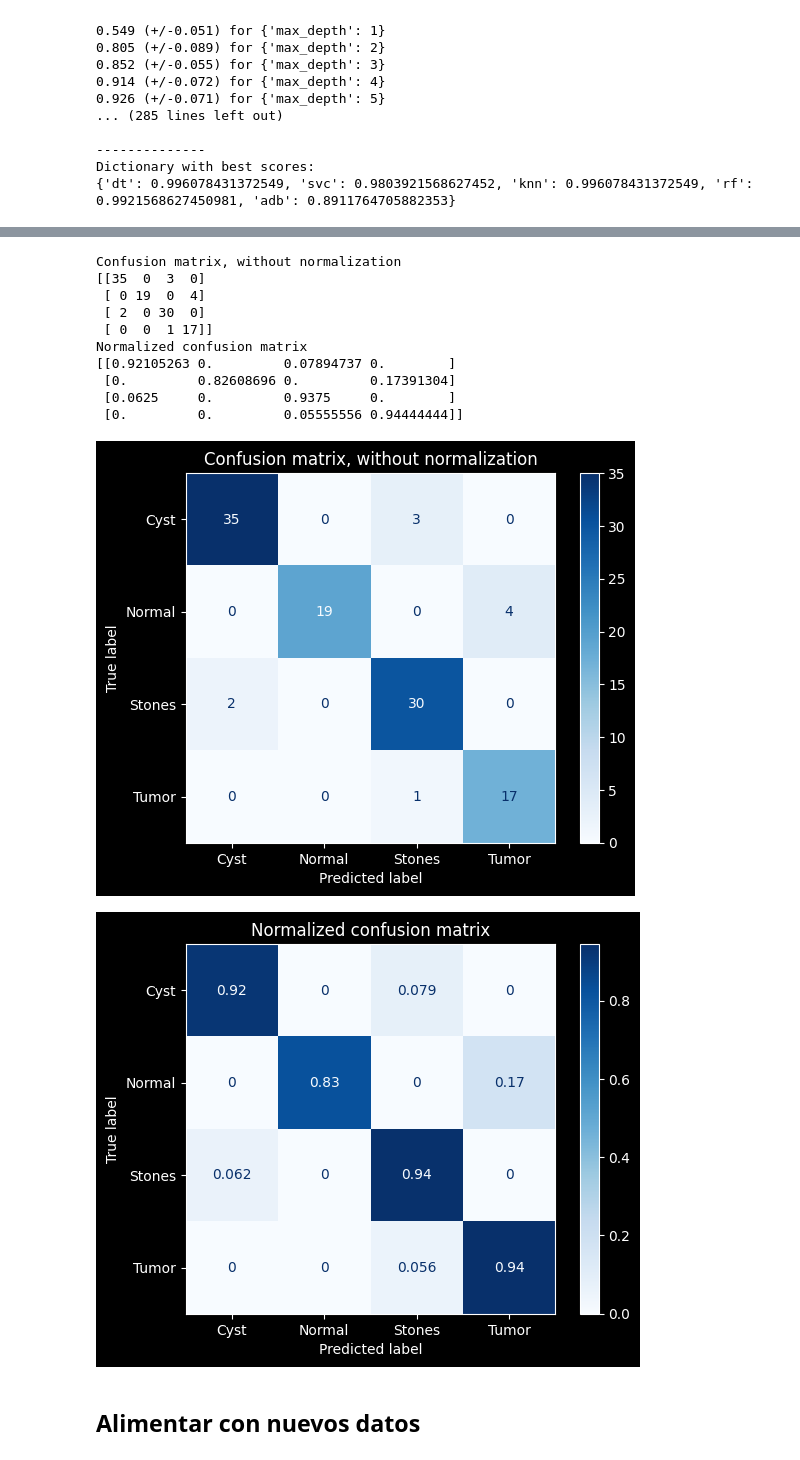
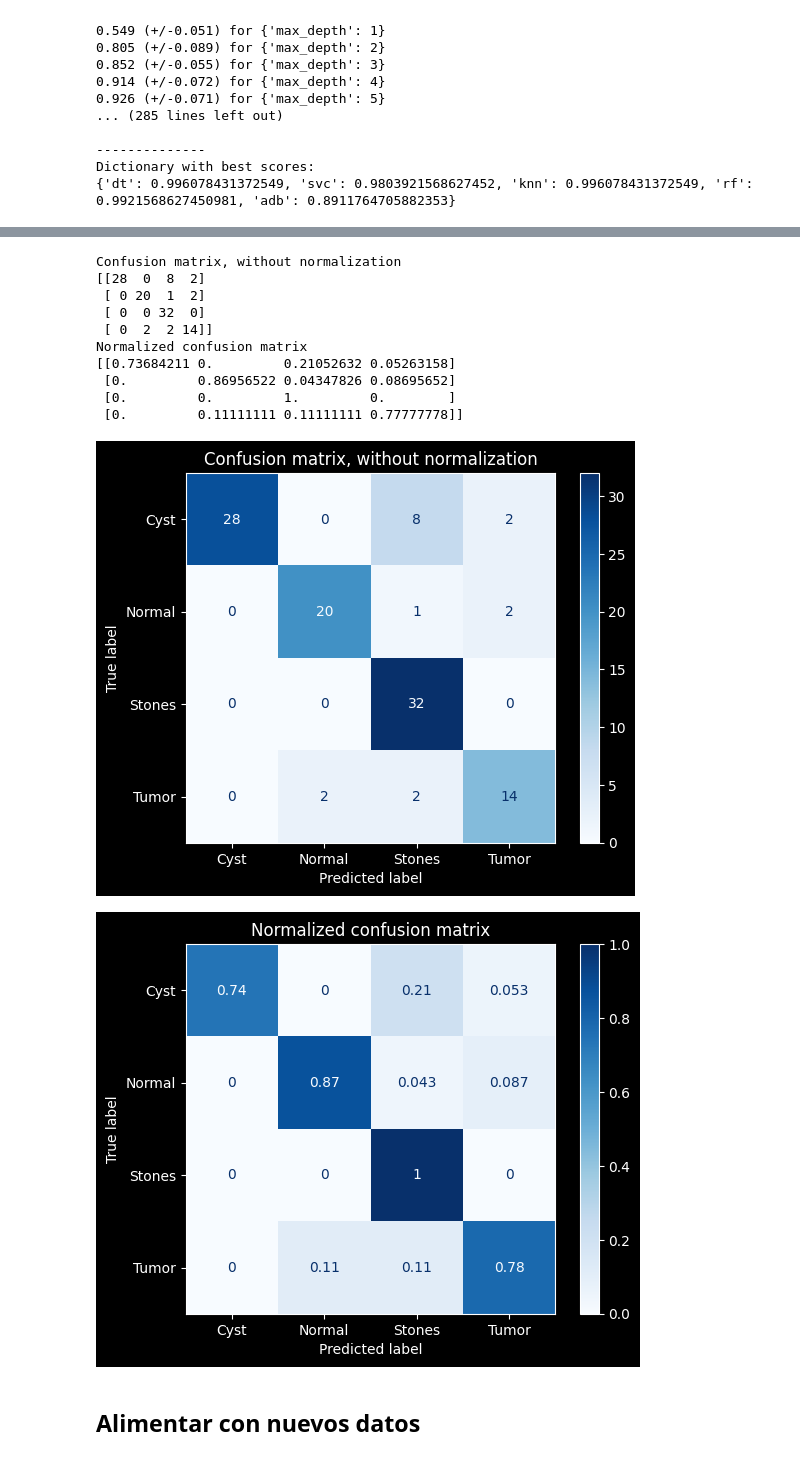
Before and after one commit to milalangone/kidney_segmentation, a Jupyter notebook: TP_PIB_LangoneRondinellaSimoncelliTerrazas.ipynb, the cells around one changed output, grey strips where cells are left out. Cells and saved outputs as stored; diff of their text form; code cells hidden in the pictures.

Commit message:
Trained final decision tree model

```diff
--- a/TP_PIB_LangoneRondinellaSimoncelliTerrazas.ipynb
+++ b/TP_PIB_LangoneRondinellaSimoncelliTerrazas.ipynb
@@ -603,18 +603,14 @@ Dictionary with best scores:
 # %%
 from sklearn.metrics import classification_report, multilabel_confusion_matrix, ConfusionMatrixDisplay
 
-svc = SVC(C=1000, gamma=0.001, kernel='rbf', probability=True)
-svc.fit(xtrain, ytrain)
-
-
-adb = AdaBoostClassifier(n_estimators = 30, learning_rate = 0.5)
-adb.fit(xtrain, ytrain)
+dt = DecisionTreeClassifier(max_depth = 3)
+dt.fit(xtrain, ytrain)
 
 # Predict probabilities on the test set
-y_prob_test = adb.predict_proba(xtest)
+y_prob_test = dt.predict_proba(xtest)
 
 # Convert probabilities to predicted labels
-y_pred_test = adb.predict(xtest)
+y_pred_test = dt.predict(xtest)
 
 acc = accuracy_score(ytest, y_pred_test)
 print(f'The accuracy on the testing set is {round(acc*100, 2)}%')
@@ -636,36 +639,36 @@ weighted avg       0.92      0.91      0.91       111
 # %%
 titles_options = [
     ("Confusion matrix, without normalization", None),
     ("Normalized confusion matrix", "true"),
 ]
 for title, normalize in titles_options:
     disp = ConfusionMatrixDisplay.from_estimator(
-        adb,
+        dt,
         xtest,
         ytest,
         display_labels=label_encoder.classes_,
         cmap=plt.cm.Blues,
         normalize=normalize,
     )
     disp.ax_.set_title(title)
 
     print(title)
     print(disp.confusion_matrix)
 
 plt.show()
 # %% [output]
 Confusion matrix, without normalization
-[[35  0  3  0]
- [ 0 19  0  4]
- [ 2  0 30  0]
- [ 0  0  1 17]]
+[[28  0  8  2]
+ [ 0 20  1  2]
+ [ 0  0 32  0]
+ [ 0  2  2 14]]
 Normalized confusion matrix
-[[0.92105263 0.         0.07894737 0.        ]
- [0.         0.82608696 0.         0.17391304]
- [0.0625     0.         0.9375     0.        ]
- [0.         0.         0.05555556 0.94444444]]
+[[0.73684211 0.         0.21052632 0.05263158]
+ [0.         0.86956522 0.04347826 0.08695652]
+ [0.         0.         1.         0.        ]
+ [0.         0.11111111 0.11111111 0.77777778]]
-[figure, old version]
+[figure, new version]
-[figure, old version]
+[figure, new version]
 # %% [markdown]
 ## Alimentar con nuevos datos
 # %%
```
Also changed, not shown: parts of 8 cells of this notebook.
